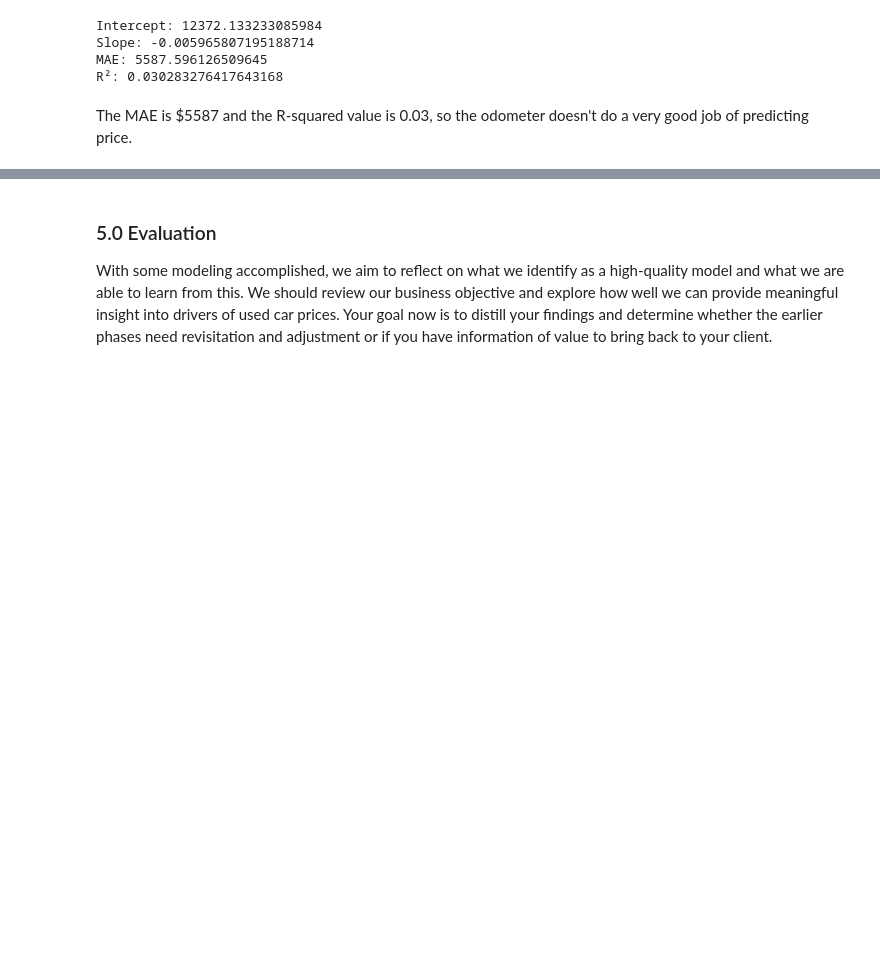
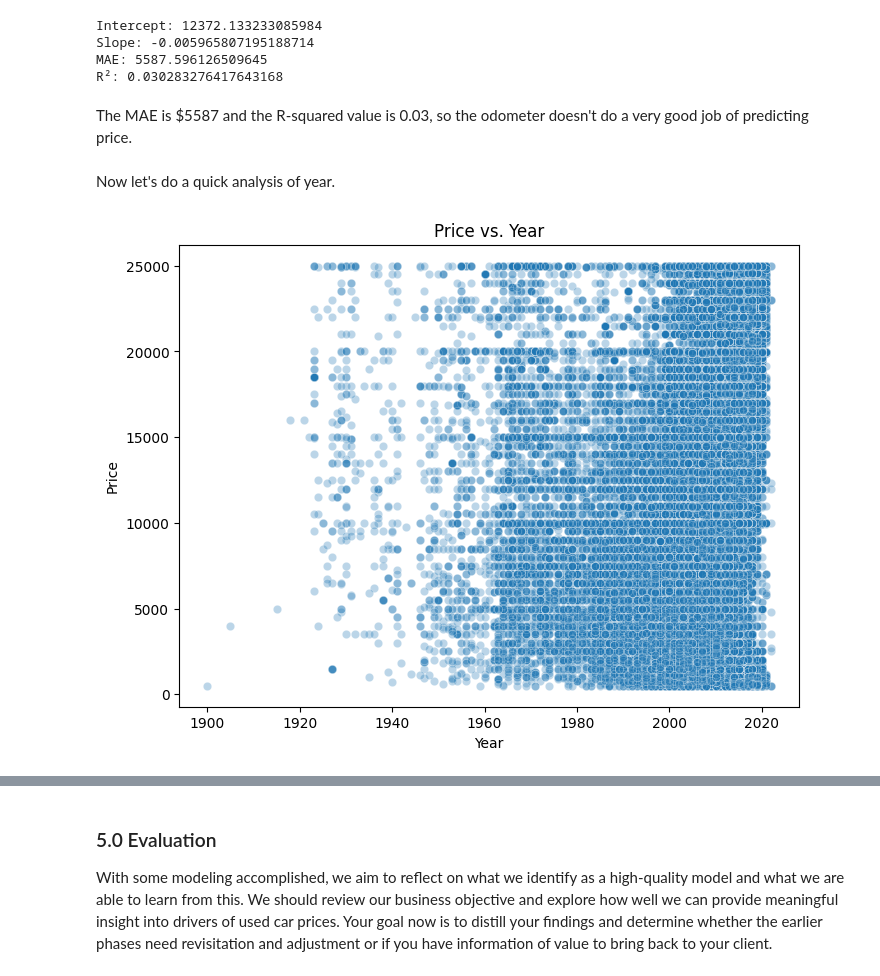
Before and after one commit to jeffreylgoode/what-drives-car-prices, a Jupyter notebook: notebooks/car_price_analysis.ipynb, the cells around one changed output, grey strips where cells are left out. Saved outputs shown, nothing was run; the diff lists cells and outputs as text; code cells hidden in the pictures; blank space fills up the shorter version.

```diff
--- a/notebooks/car_price_analysis.ipynb
+++ b/notebooks/car_price_analysis.ipynb
@@ -888,3 +888,23 @@ MAE: 5587.596126509645
 R²: 0.030283276417643168
 # %% [markdown]
 The MAE is $5587 and the R-squared value is 0.03, so the odometer doesn't do a very good job of predicting price.
+# %% [markdown]
+Now let's do a quick analysis of year.
+# %%
+import seaborn as sns
+import matplotlib.pyplot as plt
+
+plt.figure(figsize=(8, 6))
+sns.scatterplot(
+    data=df_cleaned,
+    x="year",
+    y="price",
+    alpha=0.3
+)
+
+plt.title("Price vs. Year")
+plt.xlabel("Year")
+plt.ylabel("Price")
+plt.show()
+# %% [output]
+[figure, added]
```
Also changed, not shown: parts of 30 cells of this notebook.
